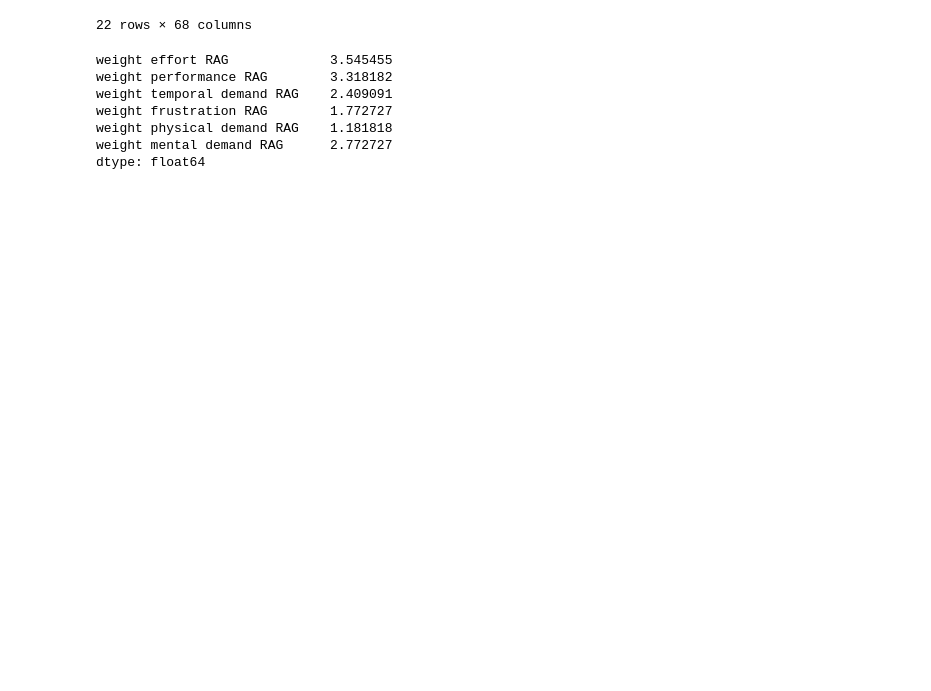
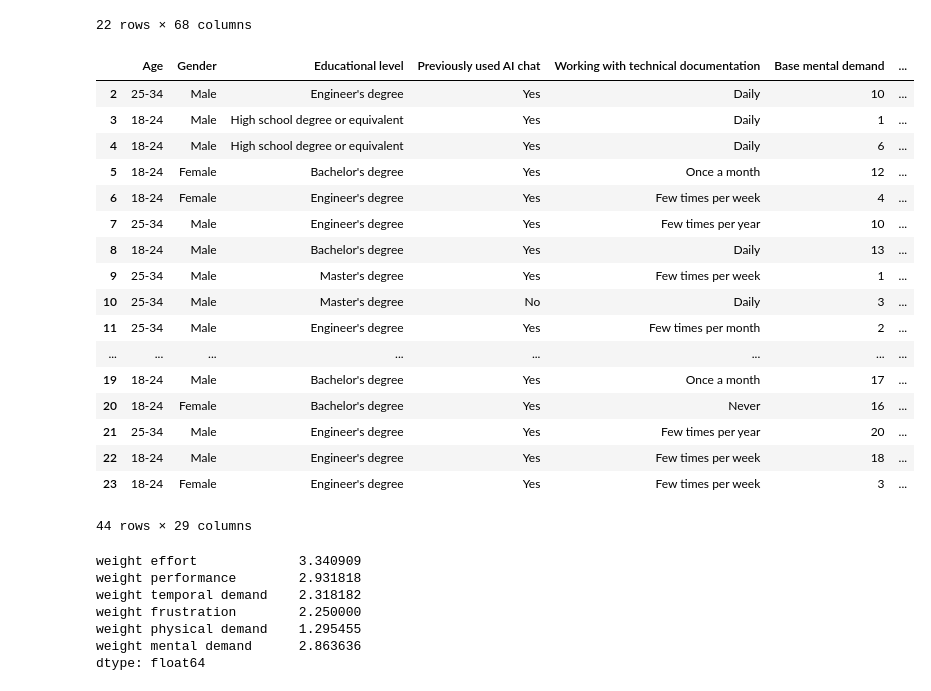
Before and after one commit to Norceis/rag, a Jupyter notebook: notebooks/nasa_results.ipynb, the cells around one changed output. Saved outputs shown, nothing was run; the diff lists cells and outputs as text; code cells hidden in the pictures; blank space fills up the shorter version.

```diff
--- a/notebooks/nasa_results.ipynb
+++ b/notebooks/nasa_results.ipynb
@@ -132,7 +132,8 @@ new_column_types = {
     'Configuration': str,
 }
 
-cleaned_df = cleaned_df.rename(columns=dict(zip(cleaned_df.columns.tolist(), new_column_types.keys()))).astype(new_column_types)
+cleaned_df = cleaned_df.rename(columns=dict(zip(cleaned_df.columns.tolist(), new_column_types.keys()))).astype(
+    new_column_types)
 # %%
 points_for_rag_answers = [
     20,
@@ -191,3 +340,25 @@ cleaned_df = cleaned_df.astype({'Actual performance NONRAG': int,
+# %%
+cleaned_df = pd.concat([rag_cleaned_df, nonrag_cleaned_df], axis=0)
+cleaned_df
+# %% [output]
+|  | Age | Gender | Educational level | Previously used AI chat | Working with technical documentation | Base mental demand | ... |
+| 2 | 25-34 | Male | Engineer's degree | Yes | Daily | 10 | ... |
+| 3 | 18-24 | Male | High school degree or equivalent | Yes | Daily | 1 | ... |
+| 4 | 18-24 | Male | High school degree or equivalent | Yes | Daily | 6 | ... |
+| 5 | 18-24 | Female | Bachelor's degree | Yes | Once a month | 12 | ... |
+| 6 | 18-24 | Female | Engineer's degree | Yes | Few times per week | 4 | ... |
+| 7 | 25-34 | Male | Engineer's degree | Yes | Few times per year | 10 | ... |
+| 8 | 18-24 | Male | Bachelor's degree | Yes | Daily | 13 | ... |
+| 9 | 25-34 | Male | Master's degree | Yes | Few times per week | 1 | ... |
+| 10 | 25-34 | Male | Master's degree | No | Daily | 3 | ... |
+| 11 | 25-34 | Male | Engineer's degree | Yes | Few times per month | 2 | ... |
+| ... | ... | ... | ... | ... | ... | ... | ... |
+| 19 | 18-24 | Male | Bachelor's degree | Yes | Once a month | 17 | ... |
+| 20 | 18-24 | Female | Bachelor's degree | Yes | Never | 16 | ... |
+| 21 | 25-34 | Male | Engineer's degree | Yes | Few times per year | 20 | ... |
+| 22 | 18-24 | Male | Engineer's degree | Yes | Few times per week | 18 | ... |
+| 23 | 18-24 | Female | Engineer's degree | Yes | Few times per week | 3 | ... |
+44 rows × 29 columns
 # %%
 groups_dict = {
     "rag-test-8369": 'openai_openai',
@@ -236,28 +407,28 @@ nonrag_labels = {
 # %%
-rag_weights = pd.DataFrame(index=cleaned_df.index)
+weights = pd.DataFrame(index=cleaned_df.index)
 
 # Iterate through each mapping and count occurrences
-for column, mapping in rag_labels.items():
+for column, mapping in weights_labels.items():
     for value, label in mapping.items():
-        rag_weights[label] = rag_weights.get(label, 0) + (cleaned_df[column] == value)
+        weights[label] = weights.get(label, 0) + (cleaned_df[column] == value)
 
 # Display the resulting DataFrame
-rag_weights.rename(columns={
-    'Effort': 'weight effort RAG',
-    'Performance': 'weight performance RAG',
-    'Temporal demand': 'weight temporal demand RAG',
-    'Physical demand': 'weight physical demand RAG',
-    'Mental demand': 'weight mental demand RAG',
-    'Frustration': 'weight frustration RAG',
+weights.rename(columns={
+    'Effort': 'weight effort',
+    'Performance': 'weight performance',
+    'Temporal demand': 'weight temporal demand',
+    'Physical demand': 'weight physical demand',
+    'Mental demand': 'weight mental demand',
+    'Frustration': 'weight frustration',
 }, inplace=True)
 
 # rag_weights
-rag_weights.mean(axis=0)
+weights.mean(axis=0)
 # %% [output]
-weight effort RAG             3.545455
-weight performance RAG        3.318182
-weight temporal demand RAG    2.409091
-weight frustration RAG        1.772727
-weight physical demand RAG    1.181818
-weight mental demand RAG      2.772727
+weight effort             3.340909
+weight performance        2.931818
+weight temporal demand    2.318182
+weight frustration        2.250000
+weight physical demand    1.295455
+weight mental demand      2.863636
 dtype: float64
```
Also changed, not shown: parts of 12 cells of this notebook.
